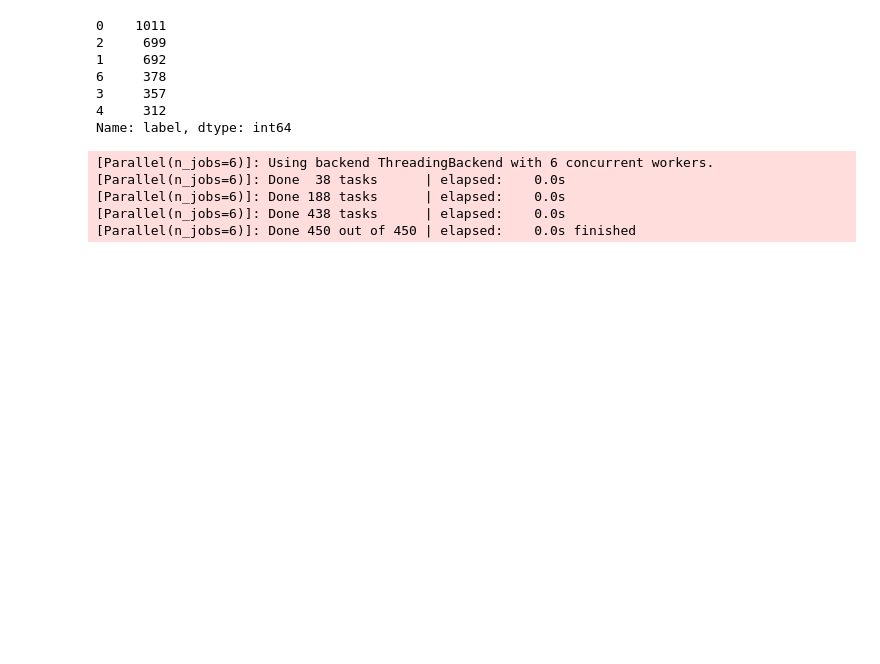
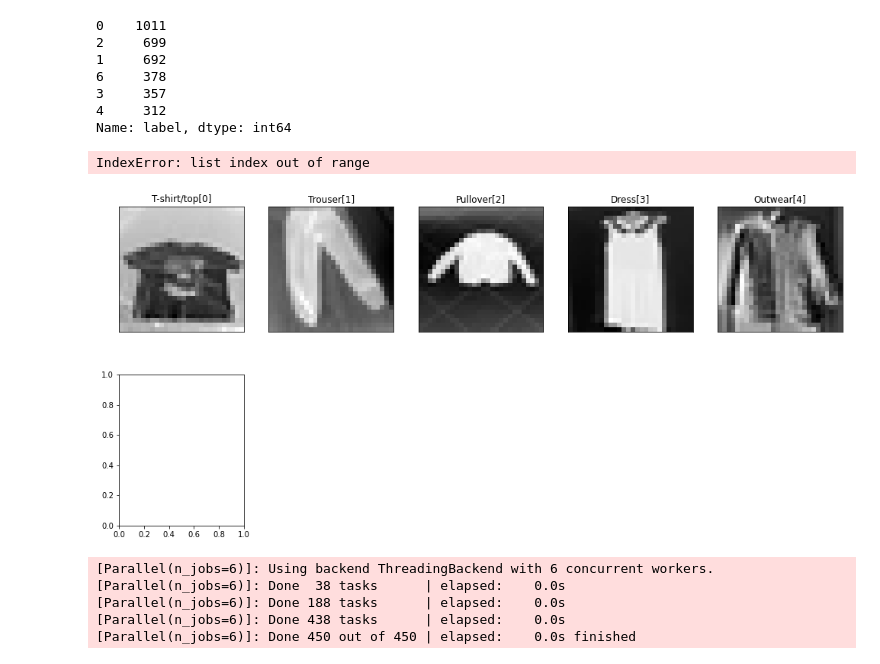
Before and after one commit to mcnanton/tp2AA, a Jupyter notebook: TP2AA.ipynb, the cells around one changed output. Drawn from its saved outputs; the diff is of its cells as text; code cells hidden in the pictures; blank space fills up the shorter version.

Commit message:
Add ejemplo Ruido: nuevo dataset

```diff
--- a/TP2AA.ipynb
+++ b/TP2AA.ipynb
@@ -1283,3 +1276,23 @@ X_nc =  pd.DataFrame(data=X_nc.values, columns=X_train.columns)
+# %%
+clases = [0,1,2,3,4,6]
+
+class_names = ['T-shirt/top', 'Trouser', 'Pullover', 'Dress', 'Outwear', 'Shirt']
+
+
+## Ejemplo 1
+plt.figure(figsize=(17,8))
+for i,clase_i in enumerate(clases):
+  filtro_i = Y_nc == clase_i
+  plt.subplot(2,5,i+1)
+  plt.title(str(class_names[clase_i])+str([clase_i]))
+  plt.xticks([])
+  plt.yticks([])
+  plt.grid(False)
+  plt.imshow(np.array(X_nc[filtro_i].iloc[0]).reshape(28,28),cmap='binary')
+plt.tight_layout()
+# %% [output]
+IndexError: list index out of range
+[figure, added]
 # %%
 y_pred = rfo.predict(X_nc)
 classification_report(Y_nc, y_pred)
```
Also changed, not shown: parts of 3 cells of this notebook.
